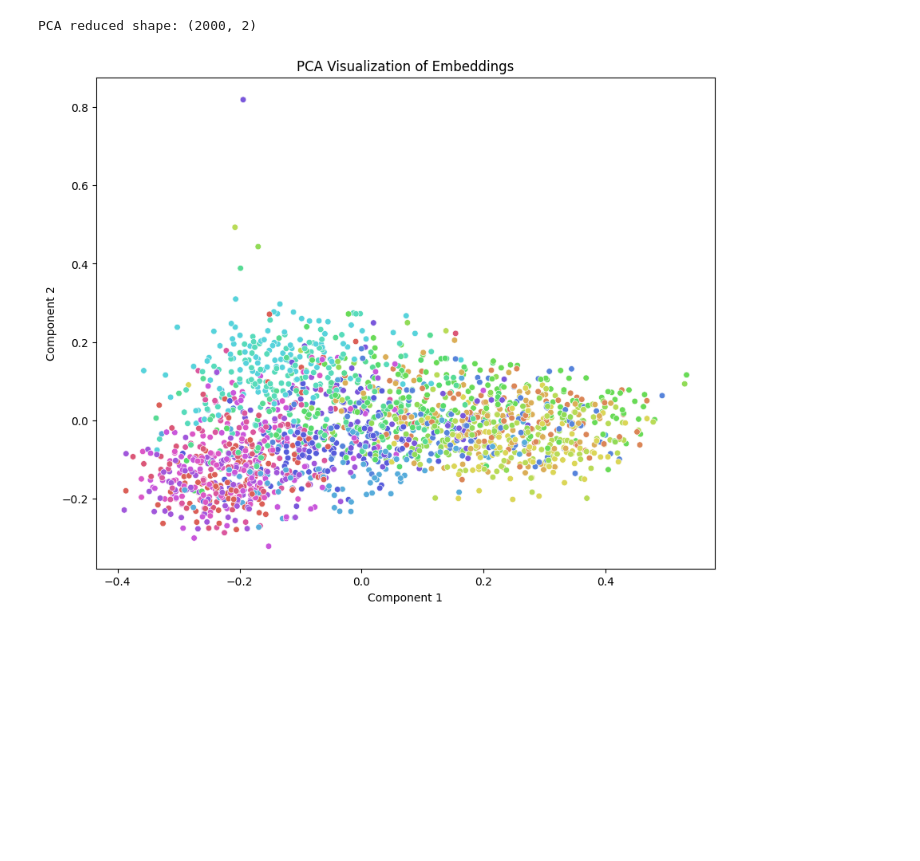
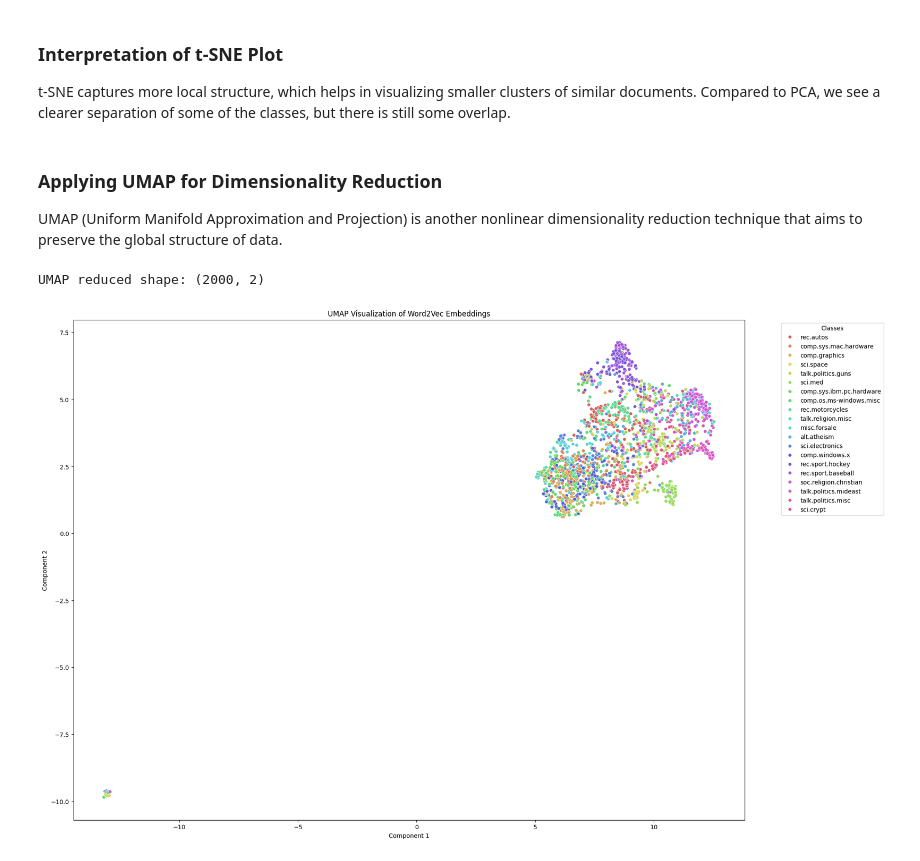
Before and after one commit to akalpit23/Explainable-techniques, a Jupyter notebook: Assignment_8/XAI_in_LLM_Assignment_08.ipynb, the cells around one changed output. Cells and saved outputs as stored; diff of their text form; code cells hidden in the pictures; blank space fills up the shorter version.

```diff
--- a/Assignment_8/XAI_in_LLM_Assignment_08.ipynb
+++ b/Assignment_8/XAI_in_LLM_Assignment_08.ipynb
@@ -107,9 +85,0 @@ model = SentenceTransformer(model_name)
-# %%
-# Limit the number of samples for computational efficiency
-num_samples = 2000
-texts_sampled = texts[:num_samples]
-labels_sampled = labels[:num_samples]
-
-# Generate embeddings
-embeddings = model.encode(texts_sampled, show_progress_bar=True)
-print(f"Embedding shape: {embeddings.shape}")
@@ -117,0 +86,3 @@ Embedding shape: (2000, 384)
+# %%
+# Load the pre-trained Word2Vec model
+word2vec_model = api.load('word2vec-google-news-300')
@@ -118,20 +264,38 @@ Embedding shape: (2000, 384)
+# %% [markdown]
+### Interpretation of t-SNE Plot
+t-SNE captures more local structure, which helps in visualizing smaller clusters of similar documents. Compared to PCA, we see a clearer separation of some of the classes, but there is still some overlap.
+# %% [markdown]
+### Applying UMAP for Dimensionality Reduction
+UMAP (Uniform Manifold Approximation and Projection) is another nonlinear dimensionality reduction technique that aims to preserve the global structure of data.
 # %%
-def plot_embeddings(embeddings, labels, title):
-    plt.figure(figsize=(10, 8))
-    palette = sns.color_palette("hls", len(set(labels)))
-    sns.scatterplot(x=embeddings[:,0], y=embeddings[:,1], hue=labels, legend='full', palette=palette, s=30)
+def plot_embeddings_umap(embeddings, labels, title):
+    """
+   Similar to plot_embeddings, but is optimized for UMAP to zoom in on the results of UMAP.
+
+    Parameters:
+    embeddings (numpy.ndarray): The 2D reduced embeddings to plot.
+    labels (list): List of labels for each point in the embeddings.
+    title (str): The title of the plot.
+
+    Returns:
+    None
+    """
+    plt.figure(figsize=(20, 15))
+    num_classes = len(set(labels))
+    palette = sns.color_palette("hls", num_classes)
+    sns.scatterplot(x=embeddings[:,0], y=embeddings[:,1], hue=label_names, legend='full', palette=palette, s=30)
     plt.title(title)
     plt.xlabel('Component 1')
     plt.ylabel('Component 2')
-    plt.legend([],[], frameon=False)
+    plt.legend(title='Classes', bbox_to_anchor=(1.05, 1), loc='upper left')
     plt.show()
 # %%
-# Apply PCA
-pca = PCA(n_components=2)
-embeddings_pca = pca.fit_transform(embeddings)
-print(f"PCA reduced shape: {embeddings_pca.shape}")
+# Apply UMAP
+reducer = umap.UMAP(n_components=2, n_neighbors=15, min_dist=0.1, random_state=42)
+embeddings_umap = reducer.fit_transform(embeddings)
+print(f"UMAP reduced shape: {embeddings_umap.shape}")
 
-plot_embeddings(embeddings_pca, labels_sampled, 'PCA Visualization of Embeddings')
+plot_embeddings_umap(embeddings_umap, labels_sampled, 'UMAP Visualization of Word2Vec Embeddings')
 # %% [output]
-PCA reduced shape: (2000, 2)
+UMAP reduced shape: (2000, 2)
-[figure, old version]
+[figure, new version]
```
Also changed, not shown: parts of 28 cells of this notebook.
